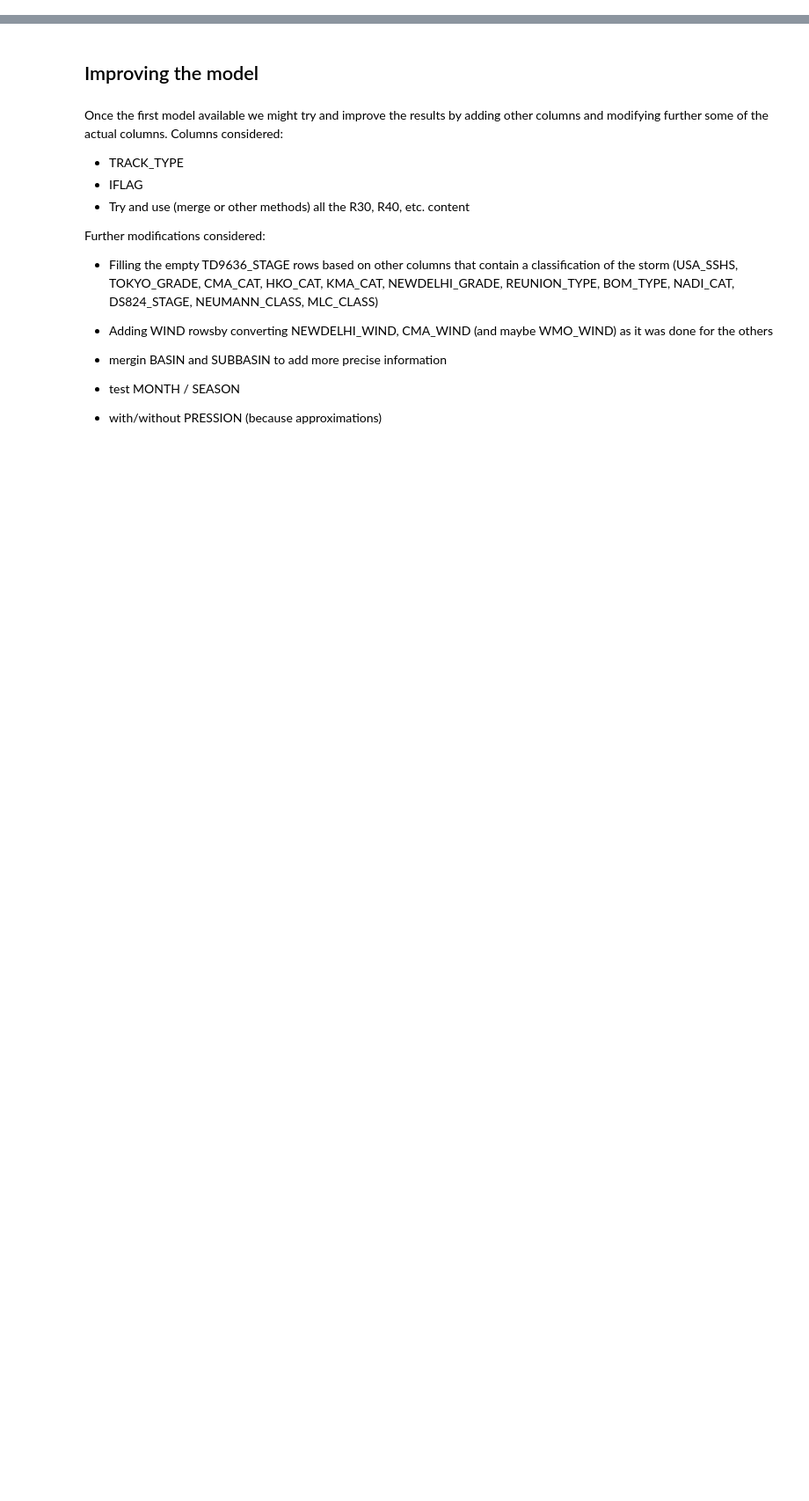
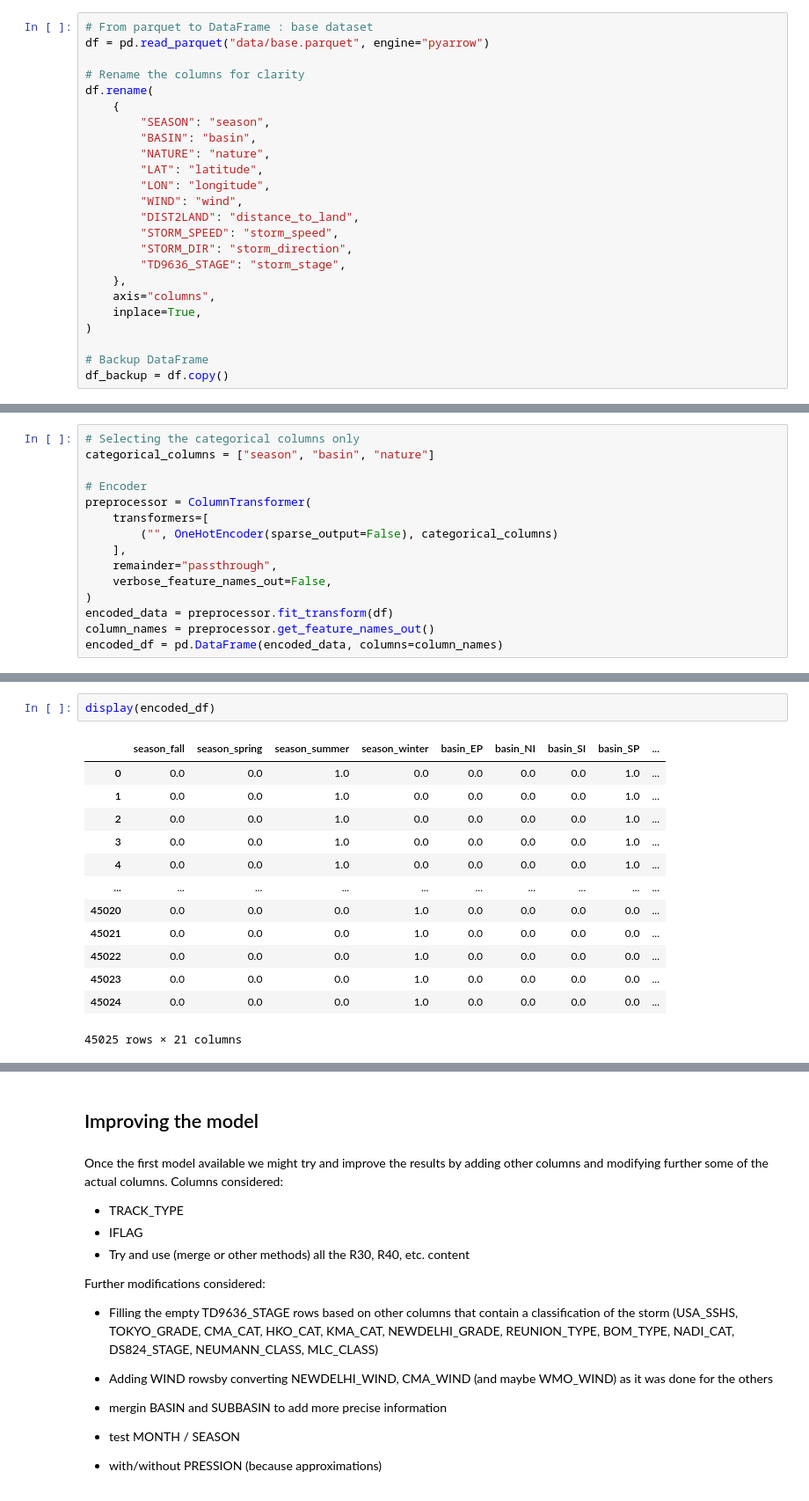
Before and after one commit to dsti-labs/tropical-cyclones, a Jupyter notebook: machine_learning.ipynb, the cells around one changed output, grey strips where cells are left out. Shown at 88% size. Cells and saved outputs as stored; diff of their text form; blank space fills up the shorter version.

```diff
--- a/machine_learning.ipynb
+++ b/machine_learning.ipynb
@@ -9,0 +77,24 @@ We are starting by testing multiple Machine Learning models on a cleaned simplif
+# %%
+# From parquet to DataFrame : base dataset
+df = pd.read_parquet("data/base.parquet", engine="pyarrow")
+
+# Rename the columns for clarity
+df.rename(
+    {
+        "SEASON": "season",
+        "BASIN": "basin",
+        "NATURE": "nature",
+        "LAT": "latitude",
+        "LON": "longitude",
+        "WIND": "wind",
+        "DIST2LAND": "distance_to_land",
+        "STORM_SPEED": "storm_speed",
+        "STORM_DIR": "storm_direction",
+        "TD9636_STAGE": "storm_stage",
+    },
+    axis="columns",
+    inplace=True,
+)
+
+# Backup DataFrame
+df_backup = df.copy()
@@ -90,0 +156,15 @@ The dataset is currently very unbalanced.
+# %%
+# Selecting the categorical columns only
+categorical_columns = ["season", "basin", "nature"]
+
+# Encoder
+preprocessor = ColumnTransformer(
+    transformers=[
+        ("", OneHotEncoder(sparse_output=False), categorical_columns)
+    ],
+    remainder="passthrough",
+    verbose_feature_names_out=False,
+)
+encoded_data = preprocessor.fit_transform(df)
+column_names = preprocessor.get_feature_names_out()
+encoded_df = pd.DataFrame(encoded_data, columns=column_names)
@@ -90,0 +195,16 @@ The dataset is currently very unbalanced.
+# %%
+display(encoded_df)
+# %% [output]
+|  | season_fall | season_spring | season_summer | season_winter | basin_EP | basin_NI | basin_SI | basin_SP | ... |
+| 0 | 0.0 | 0.0 | 1.0 | 0.0 | 0.0 | 0.0 | 0.0 | 1.0 | ... |
+| 1 | 0.0 | 0.0 | 1.0 | 0.0 | 0.0 | 0.0 | 0.0 | 1.0 | ... |
+| 2 | 0.0 | 0.0 | 1.0 | 0.0 | 0.0 | 0.0 | 0.0 | 1.0 | ... |
+| 3 | 0.0 | 0.0 | 1.0 | 0.0 | 0.0 | 0.0 | 0.0 | 1.0 | ... |
+| 4 | 0.0 | 0.0 | 1.0 | 0.0 | 0.0 | 0.0 | 0.0 | 1.0 | ... |
+| ... | ... | ... | ... | ... | ... | ... | ... | ... | ... |
+| 45020 | 0.0 | 0.0 | 0.0 | 1.0 | 0.0 | 0.0 | 0.0 | 0.0 | ... |
+| 45021 | 0.0 | 0.0 | 0.0 | 1.0 | 0.0 | 0.0 | 0.0 | 0.0 | ... |
+| 45022 | 0.0 | 0.0 | 0.0 | 1.0 | 0.0 | 0.0 | 0.0 | 0.0 | ... |
+| 45023 | 0.0 | 0.0 | 0.0 | 1.0 | 0.0 | 0.0 | 0.0 | 0.0 | ... |
+| 45024 | 0.0 | 0.0 | 0.0 | 1.0 | 0.0 | 0.0 | 0.0 | 0.0 | ... |
+45025 rows × 21 columns
```
Also changed, not shown: parts of 28 cells of this notebook.
